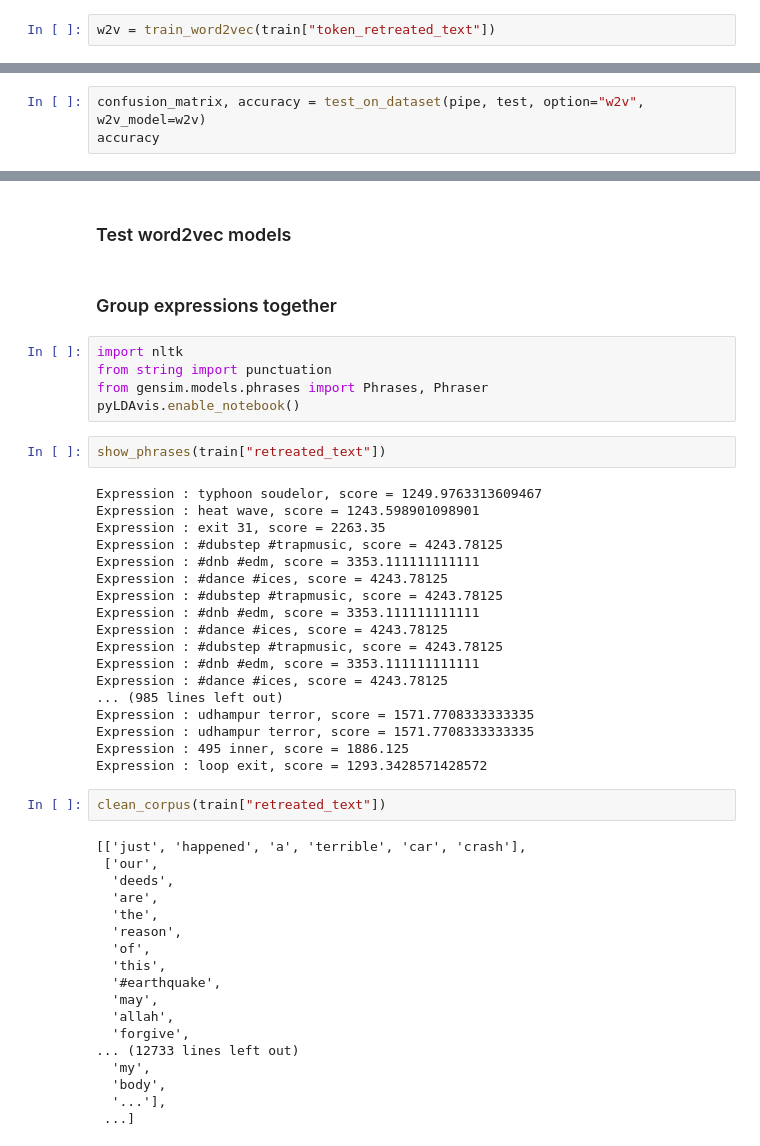
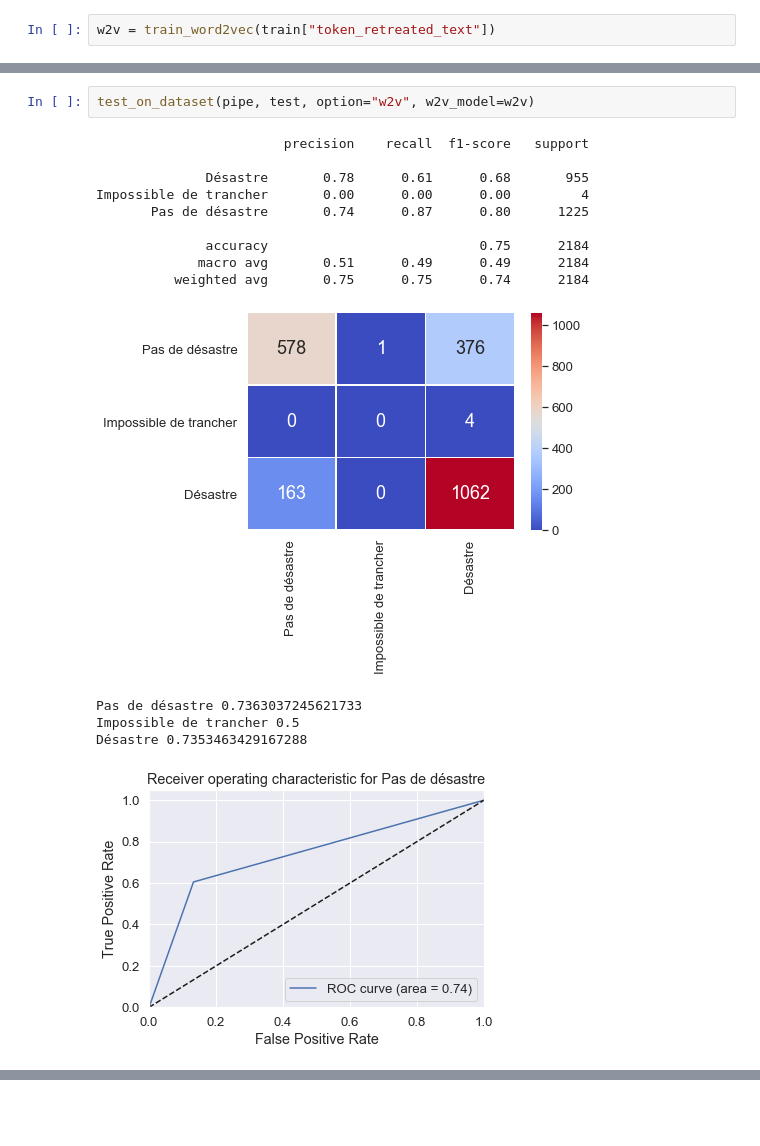
Before and after one commit to Simon-Free/nlp_ensae_2020, a Jupyter notebook: NLP_Simon.ipynb, the cells around one changed output, grey strips where cells are left out. Cells and saved outputs as stored; diff of their text form; blank space fills up the shorter version.

```diff
--- a/NLP_Simon.ipynb
+++ b/NLP_Simon.ipynb
@@ -85,3 +85,17 @@ pipe = train_on_dataset(train, option="w2v", w2v_model=w2v)
 # %%
-confusion_matrix, accuracy = test_on_dataset(pipe, test, option="w2v", w2v_model=w2v)
-accuracy
+test_on_dataset(pipe, test, option="w2v", w2v_model=w2v)
+# %% [output]
+                        precision    recall  f1-score   support
+
+              Désastre       0.78      0.61      0.68       955
+Impossible de trancher       0.00      0.00      0.00         4
+       Pas de désastre       0.74      0.87      0.80      1225
+
+              accuracy                           0.75      2184
+             macro avg       0.51      0.49      0.49      2184
+          weighted avg       0.75      0.75      0.74      2184
+[figure, added]
+Pas de désastre 0.7363037245621733
+Impossible de trancher 0.5
+Désastre 0.7353463429167288
+[figure, added]
@@ -88,49 +103,0 @@ accuracy
-# %% [markdown]
-### Test word2vec models
-# %% [markdown]
-### Group expressions together
-# %%
-import nltk
-from string import punctuation
-from gensim.models.phrases import Phrases, Phraser
-pyLDAvis.enable_notebook()
-# %%
-show_phrases(train["retreated_text"])
-# %% [output]
-Expression : typhoon soudelor, score = 1249.9763313609467
-Expression : heat wave, score = 1243.598901098901
-Expression : exit 31, score = 2263.35
-Expression : #dubstep #trapmusic, score = 4243.78125
-Expression : #dnb #edm, score = 3353.111111111111
-Expression : #dance #ices, score = 4243.78125
-Expression : #dubstep #trapmusic, score = 4243.78125
-Expression : #dnb #edm, score = 3353.111111111111
-Expression : #dance #ices, score = 4243.78125
-Expression : #dubstep #trapmusic, score = 4243.78125
-Expression : #dnb #edm, score = 3353.111111111111
-Expression : #dance #ices, score = 4243.78125
-... (985 lines left out)
-Expression : udhampur terror, score = 1571.7708333333335
-Expression : udhampur terror, score = 1571.7708333333335
-Expression : 495 inner, score = 1886.125
-Expression : loop exit, score = 1293.3428571428572
-# %%
-clean_corpus(train["retreated_text"])
-# %% [output]
-[['just', 'happened', 'a', 'terrible', 'car', 'crash'],
- ['our',
-  'deeds',
-  'are',
-  'the',
-  'reason',
-  'of',
-  'this',
-  '#earthquake',
-  'may',
-  'allah',
-  'forgive',
-... (12733 lines left out)
-  'my',
-  'body',
-  '...'],
- ...]
```
Also changed, not shown: parts of 17 cells of this notebook, 3 other files.
